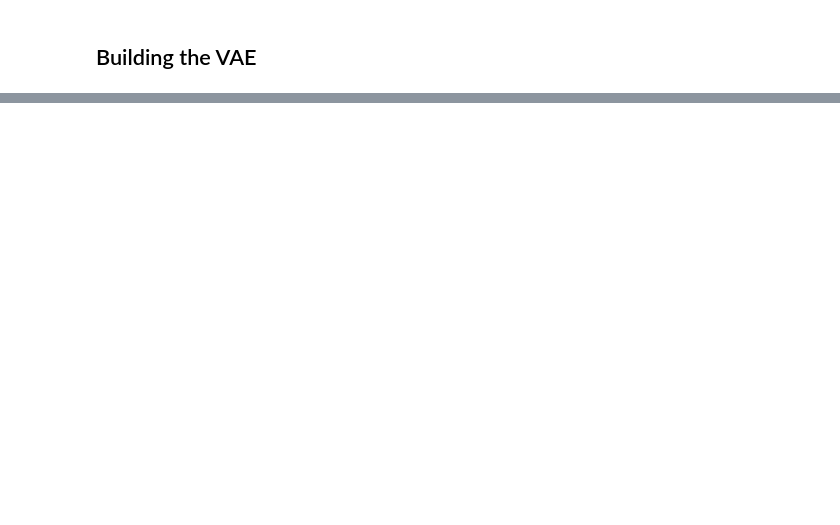
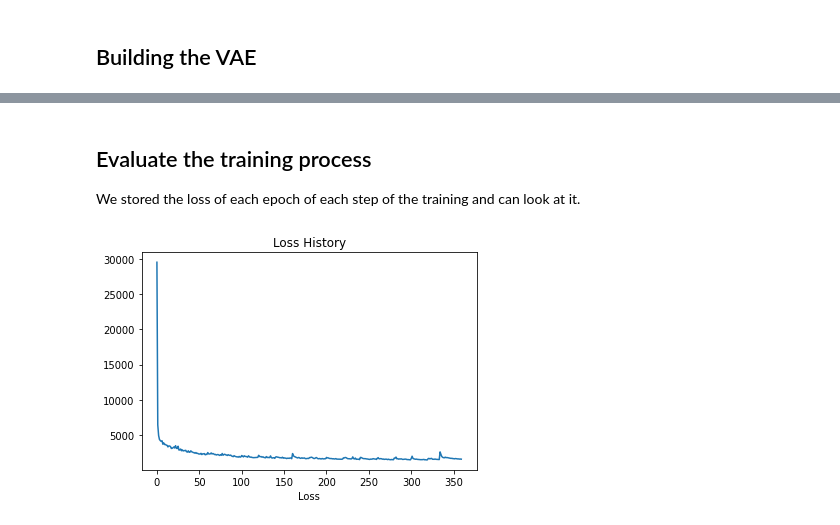
Before and after one commit to doktorbanana/MetaHuman, a Jupyter notebook: 3 ML1 - Variational Convolutional Autoencoder.ipynb, the cells around one changed output, grey strips where cells are left out. Saved outputs shown, nothing was run; the diff lists cells and outputs as text; code cells hidden in the pictures; blank space fills up the shorter version.

```diff
--- a/3 ML1 - Variational Convolutional Autoencoder.ipynb
+++ b/3 ML1 - Variational Convolutional Autoencoder.ipynb
@@ -13,3 +311,12 @@ x_train = np.load("data_and_models\\" + subfolder + "\\spectos.npy")
+# %%
+subfolder = "4.0_256"
+load_path = os.path.join("data_and_models", subfolder)
+load_path = os.path.join(load_path, "spectos500.npy")
+data = np.load(load_path)
+x_train, x_test, _, _ = train_test_split(data, data, test_size=0.2)
+del data
+history = None
+val_history=None
 # %% [markdown]
 ## Building the VAE
 # %%
@@ -41,0 +397,42 @@ We recommend to train the Autoencoder in Pycharm as Jupyter might lose the conne
+# %% [markdown]
+## Evaluate the training process
+We stored the loss of each epoch of each step of the training and can look at it.
+# %%
+save_path = os.path.join("data_and_models", subfolder)
+
+if history is not None:
+    """
+    Save the History
+    """
+    history = np.asarray(history)
+    val_history = np.asarray(val_history)
+
+    hist_save_path = os.path.join(save_path, "history.npy")
+    val_hist_save_path = os.path.join(save_path, "val_history.npy")
+
+
+
+    with open(hist_save_path, 'wb') as f:
+        np.save(f, history)
+        np.save(f, val_history)
+else:
+    hist_save_path = os.path.join(save_path, "history.npy")
+    with open(hist_save_path, 'rb') as f:
+         history = np.load(f)
+         val_history = np.load(f)
+
+plt.figure()
+plt.plot(history)
+plt.xlabel("Epochs")
+plt.xlabel("Loss")
+plt.title("Loss History")
+plt.show()
+
+# plt.figure()
+# plt.plot(val_history)
+# plt.xlabel("Epochs")
+# plt.xlabel("Validation Loss")
+# plt.title("Validation Loss History")
+# plt.show()
+# %% [output]
+[figure, added]
```
Also changed, not shown: parts of 14 cells of this notebook, 5 other files.
